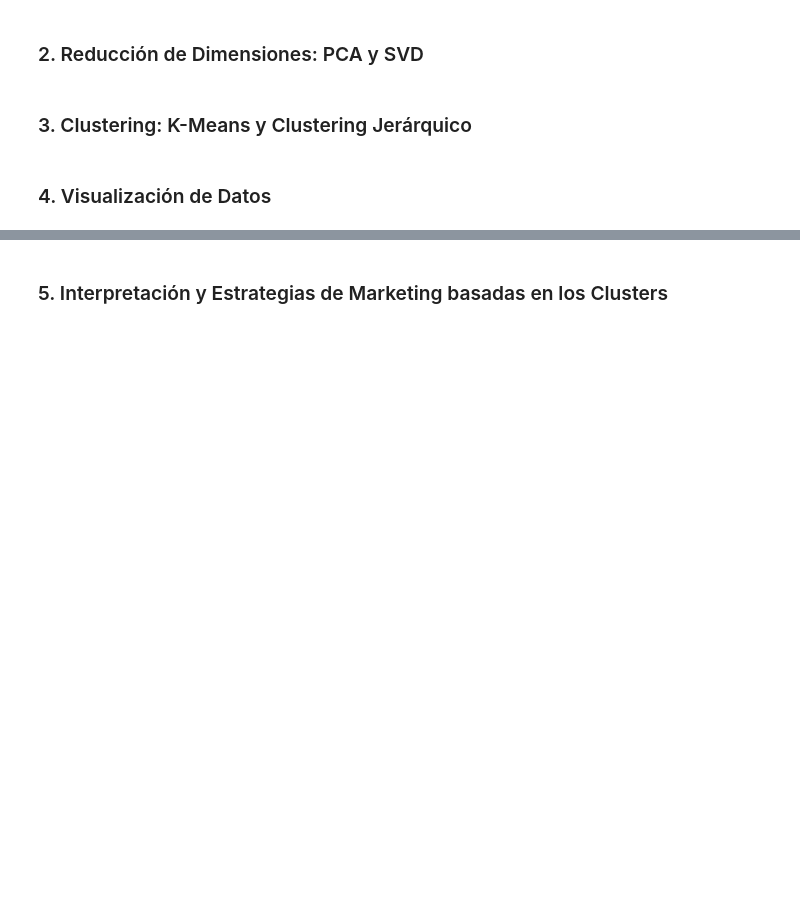
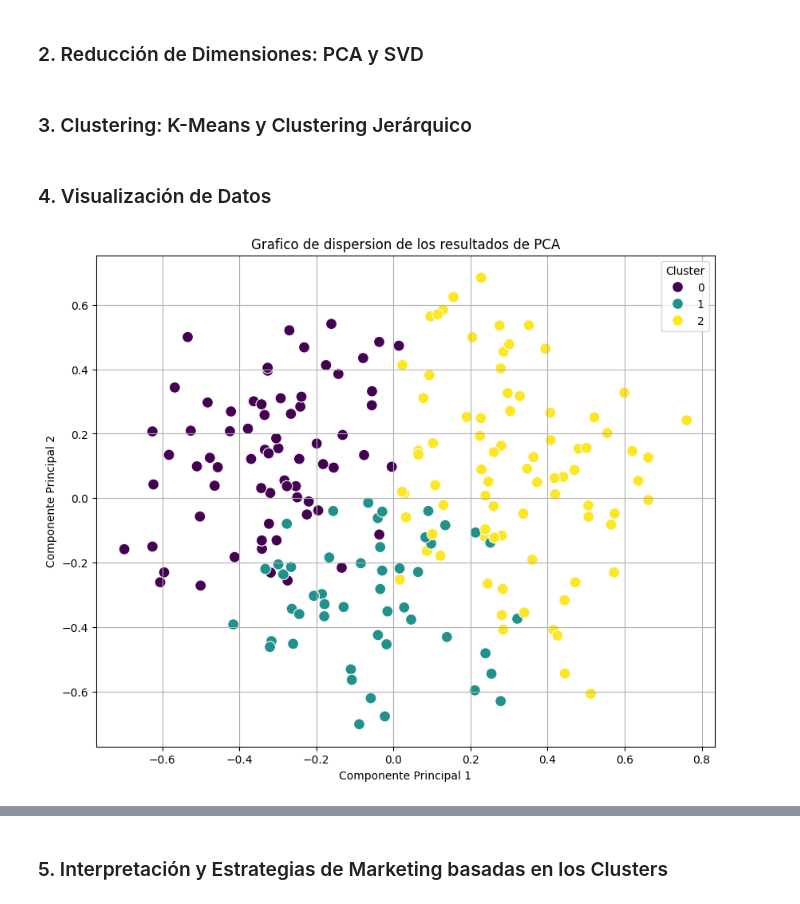
Before and after one commit to sorubadguy/Curso_data_y_machine, a Jupyter notebook: Día_12/Cuadernos para Prácticas/Proyecto del Día 12 - Análisis y Clasificación de Clientes.ipynb, the cells around one changed output, grey strips where cells are left out. Cells and saved outputs as stored; diff of their text form; code cells hidden in the pictures; blank space fills up the shorter version.

```diff
--- a/Día_12/Cuadernos para Prácticas/Proyecto del Día 12 - Análisis y Clasificación de Clientes.ipynb
+++ b/Día_12/Cuadernos para Prácticas/Proyecto del Día 12 - Análisis y Clasificación de Clientes.ipynb
@@ -107,5 +105,5 @@ Puntuación promedio: 49.91
 # %%
 # Normalizar los datos
-clientes['Edad'] = clientes['Edad'] / 100
-clientes['Ingresos Anuales (k$)'] = clientes['Ingresos Anuales (k$)'] / 1000
-clientes['Puntuación de Gasto (1-100)'] = clientes['Puntuación de Gasto (1-100)'] / 100
+escalador = MinMaxScaler()
+clientes_escalados = escalador.fit_transform(clientes[['Edad', 'Ingresos Anuales (k$)', 'Puntuación de Gasto (1-100)']])
+clientes_escalados
@@ -130,5 +129,7 @@ dtype: object
 ### 2. Reducción de Dimensiones: PCA y SVD
 # %%
 # Aplicar PCA
+pca = PCA(n_components=2)
+pca_resultados = pca.fit_transform(clientes_escalados)
 # %%
 # Aplicar SVD
@@ -138,5 +142,7 @@ dtype: object
 ### 3. Clustering: K-Means y Clustering Jerárquico
 # %%
 # Aplicar K-Means
+kmeans = KMeans(n_clusters=3, random_state=42)
+kmeans_clusters = kmeans.fit_predict(clientes_escalados)
 # %%
 # Aplicar Clustering Jerárquico
@@ -144,5 +151,14 @@ dtype: object
 ### 4. Visualización de Datos
 # %%
 # Crear un gráfico de dispersión para los resultados de PCA
+plt.figure(figsize=(10, 8))
+sns.scatterplot(x=pca_resultados[:, 0], y = pca_resultados[:, 1], hue= kmeans_clusters, palette= 'viridis', s=100)
+plt.title('Grafico de dispersion de los resultados de PCA')
+plt.xlabel('Componente Principal 1')
+plt.ylabel('Componente Principal 2')
+plt.legend(title='Cluster')
+plt.grid(True)
+# %% [output]
+[figure, added]
 # %%
 # Crear un dendrograma del clústering jerárquico
```
Also changed, not shown: parts of 9 cells of this notebook, 1 other file.
